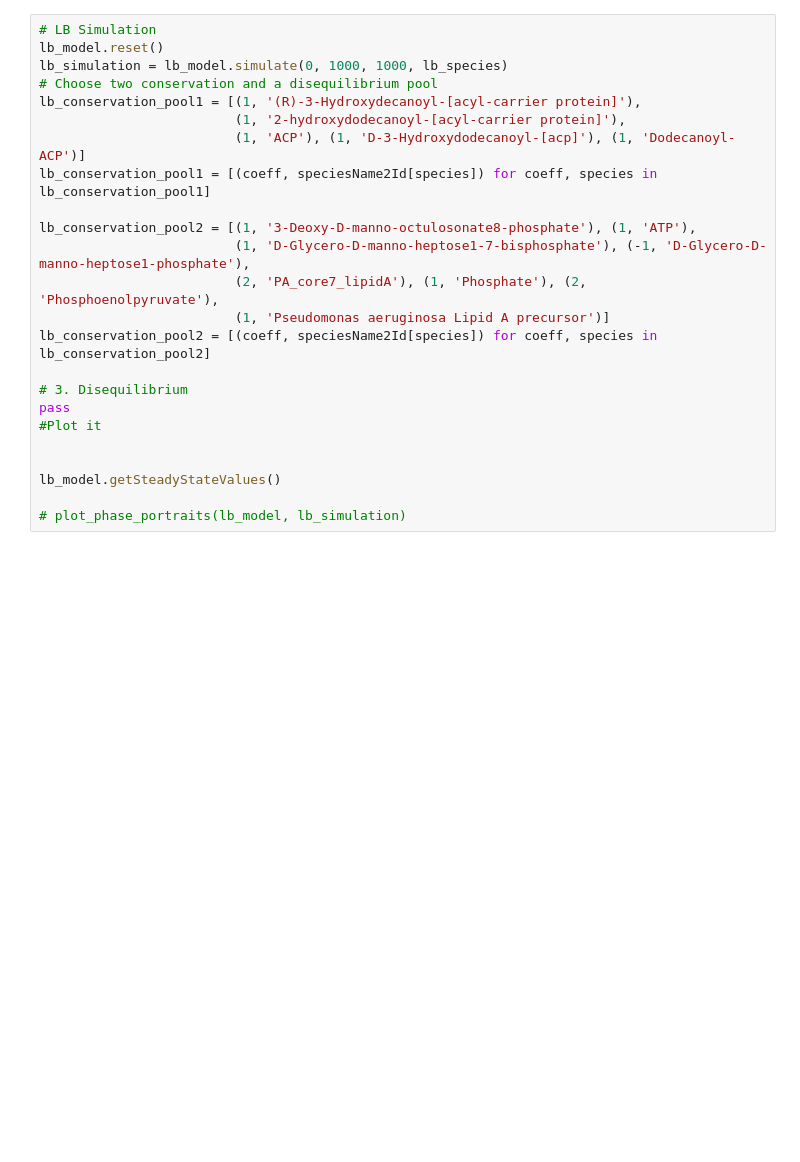
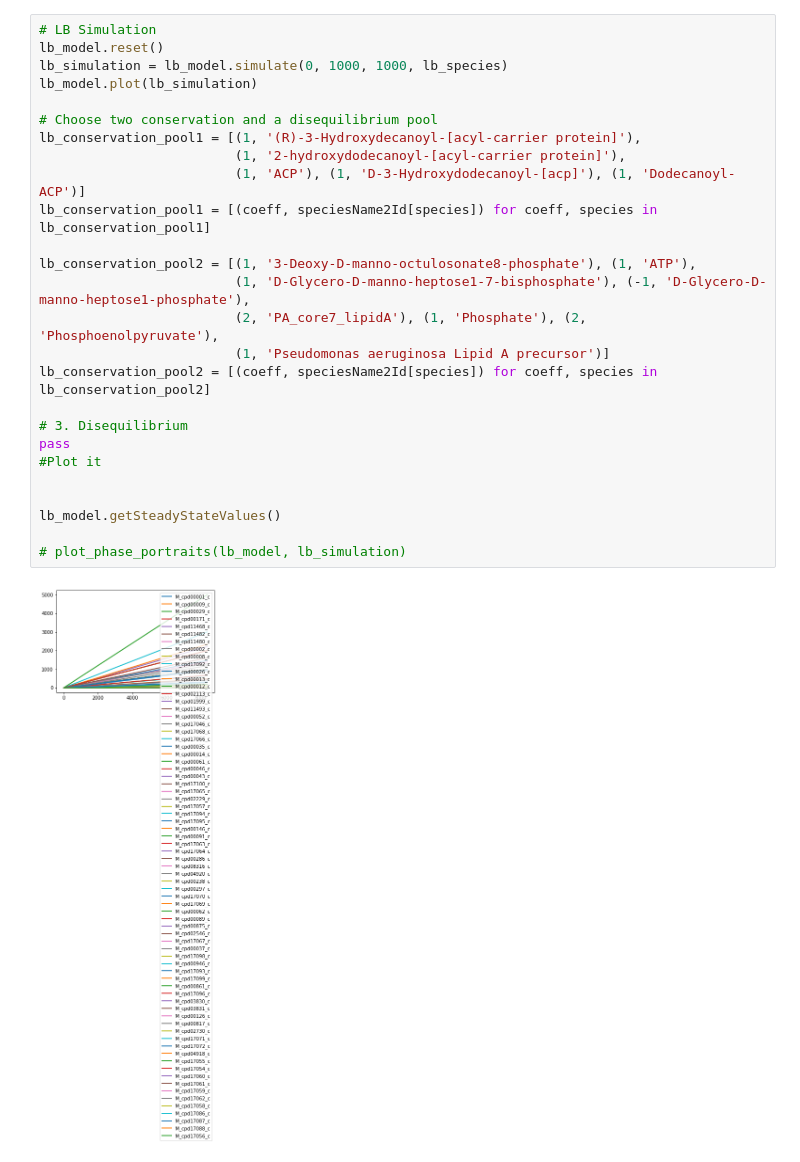
Before and after one commit to jmueller95/SystemsBiology2019, a Jupyter notebook: simulation.ipynb, the cells around one changed output. Drawn from its saved outputs; the diff is of its cells as text; blank space fills up the shorter version.

```diff
--- a/simulation.ipynb
+++ b/simulation.ipynb
@@ -151,24 +181,28 @@ pm_model.getSteadyStateValues()
 # %%
 # LB Simulation
 lb_model.reset()
 lb_simulation = lb_model.simulate(0, 1000, 1000, lb_species)
+lb_model.plot(lb_simulation)
+
 # Choose two conservation and a disequilibrium pool
 lb_conservation_pool1 = [(1, '(R)-3-Hydroxydecanoyl-[acyl-carrier protein]'),
                          (1, '2-hydroxydodecanoyl-[acyl-carrier protein]'),
                          (1, 'ACP'), (1, 'D-3-Hydroxydodecanoyl-[acp]'), (1, 'Dodecanoyl-ACP')]
 lb_conservation_pool1 = [(coeff, speciesName2Id[species]) for coeff, species in lb_conservation_pool1]
 
 lb_conservation_pool2 = [(1, '3-Deoxy-D-manno-octulosonate8-phosphate'), (1, 'ATP'),
                          (1, 'D-Glycero-D-manno-heptose1-7-bisphosphate'), (-1, 'D-Glycero-D-manno-heptose1-phosphate'),
                          (2, 'PA_core7_lipidA'), (1, 'Phosphate'), (2, 'Phosphoenolpyruvate'),
                          (1, 'Pseudomonas aeruginosa Lipid A precursor')]
 lb_conservation_pool2 = [(coeff, speciesName2Id[species]) for coeff, species in lb_conservation_pool2]
 
 # 3. Disequilibrium
 pass
 #Plot it
 
 
 lb_model.getSteadyStateValues()
 
 # plot_phase_portraits(lb_model, lb_simulation)
+# %% [output]
+[figure, added]
```
Also changed, not shown: parts of 6 cells of this notebook, 13 other files.
